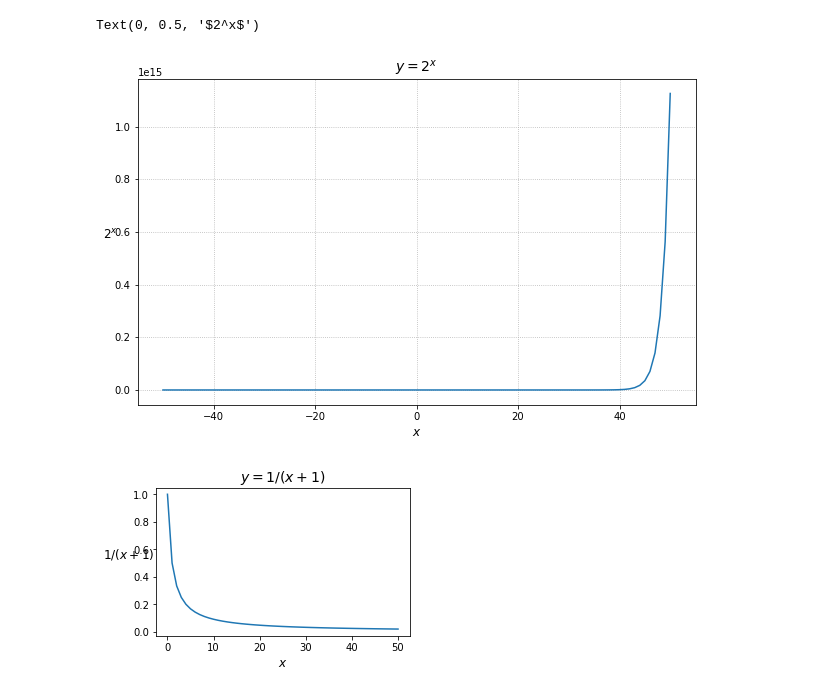
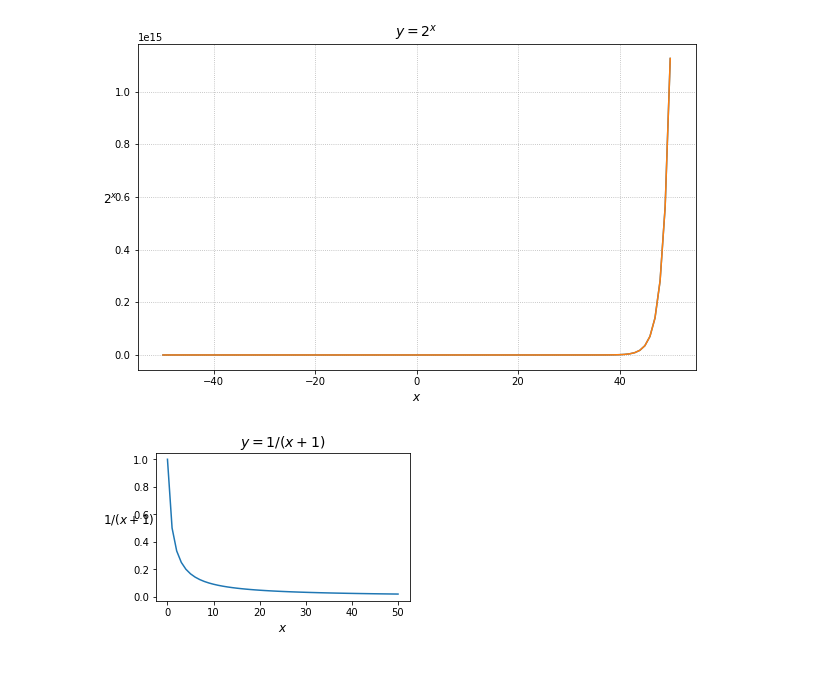
Before and after one commit to Tyler-Applegate/numpy-pandas-visualization-exercises, a Jupyter notebook: matplotlib_exercises.ipynb, the cells around one changed output. Drawn from its saved outputs; the diff is of its cells as text; code cells hidden in the pictures.

```diff
--- a/matplotlib_exercises.ipynb
+++ b/matplotlib_exercises.ipynb
@@ -54,19 +54,20 @@ plt.plot(x,y)
 # %%
 # 2c. create and label a plot that represents y = 2^x
 
 plt.figure(figsize = (10,6))
 
 x = range(-50,51)
 y = [2**n for n in x]
 
 plt.plot(x,y)
 plt.grid(True, ls = ':')
 plt.title('$y = 2^x$', fontsize = 14)
 plt.xlabel('$x$', fontsize = 12)
 plt.ylabel('$2^x$', fontsize = 12, rotation = 0)
+plt.plot(x,y)
+plt.show()
 # %% [output]
-Text(0, 0.5, '$2^x$')
-[figure, old version]
+[figure, new version]
 # %%
 # 2d. create and label a plot that represents y = 1/(x+1)
 
```
Also changed, not shown: parts of 5 cells of this notebook.
